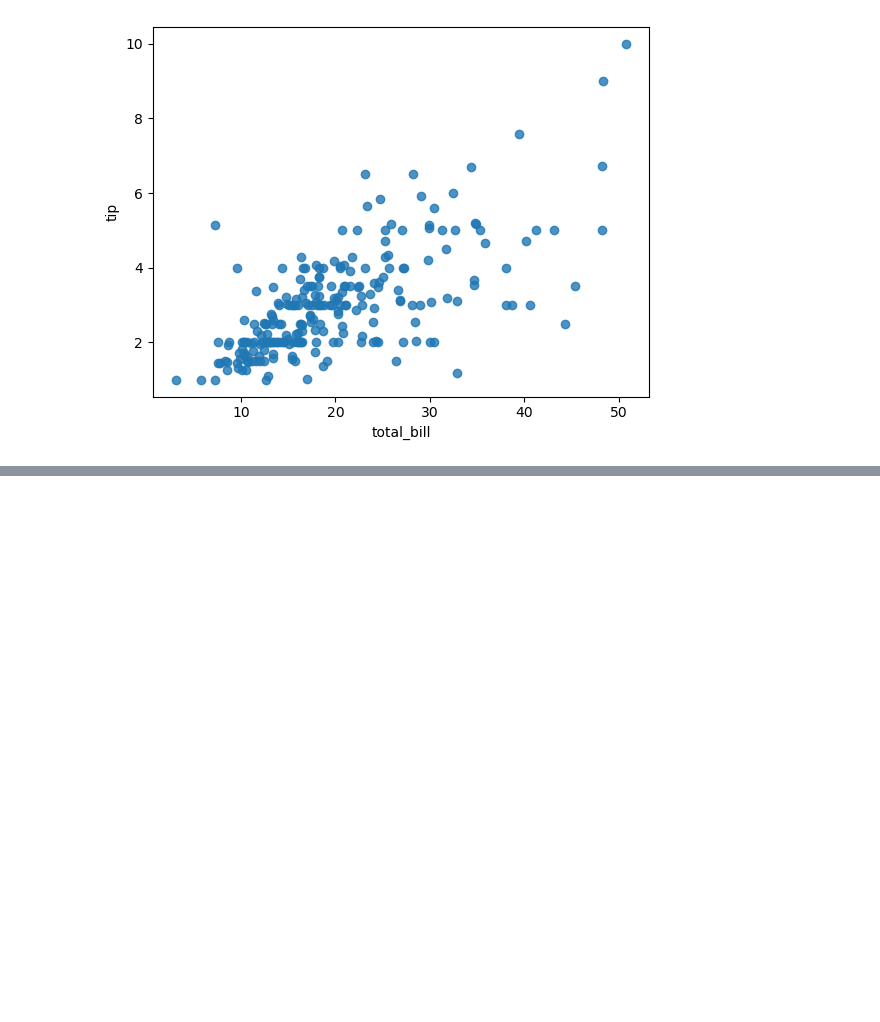
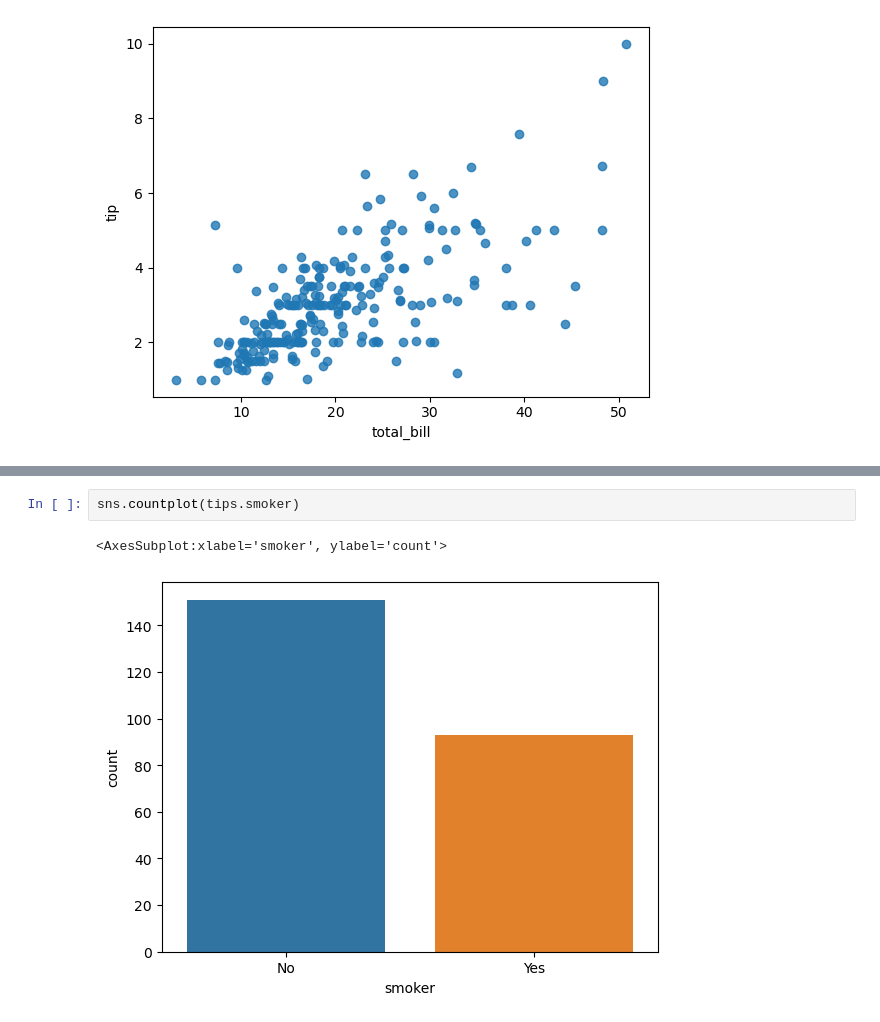
Before and after one commit to pipipik/skillup_01, a Jupyter notebook: DAY6/20240209_DAY6.ipynb, the cells around one changed output, grey strips where cells are left out. Cells and saved outputs as stored; diff of their text form; blank space fills up the shorter version.

```diff
--- a/DAY6/20240209_DAY6.ipynb
+++ b/DAY6/20240209_DAY6.ipynb
@@ -26,0 +43,5 @@ plt.show()
+# %%
+sns.countplot(tips.smoker)
+# %% [output]
+<AxesSubplot:xlabel='smoker', ylabel='count'>
+[figure, added]
```
Also changed, not shown: parts of 6 cells of this notebook.
